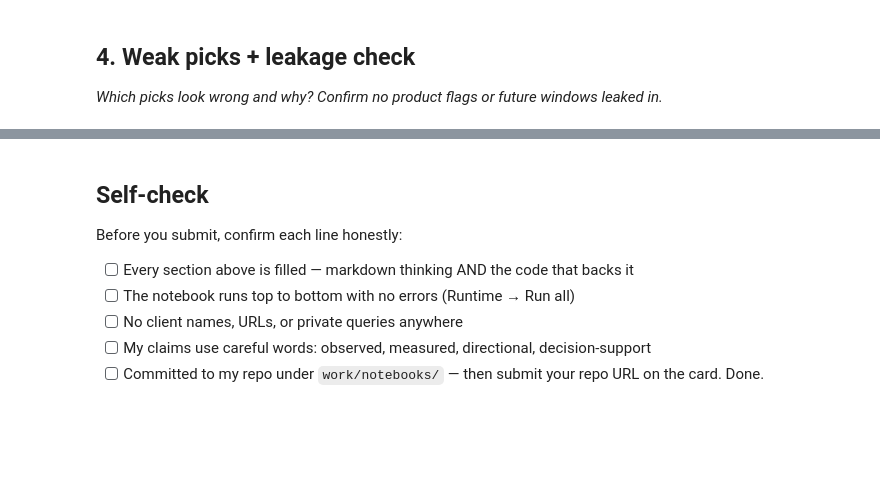
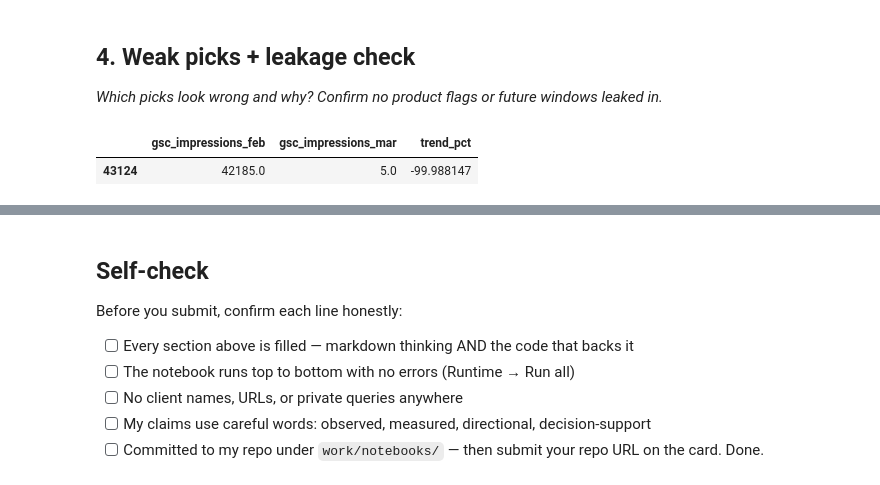
Before and after one commit to ammar-aa/Fly_rank_internship_repo, a Jupyter notebook: work/notebooks/w04_baseline_score.ipynb, the cells around one changed output, grey strips where cells are left out. Saved outputs shown, nothing was run; the diff lists cells and outputs as text; code cells hidden in the pictures; blank space fills up the shorter version.

```diff
--- a/work/notebooks/w04_baseline_score.ipynb
+++ b/work/notebooks/w04_baseline_score.ipynb
@@ -174,3 +222,12 @@ df.shape
 ## 4. Weak picks + leakage check
 
 *Which picks look wrong and why? Confirm no product flags or future windows leaked in.*
+# %%
+# check row 12's suspected volume-artifact
+df[df['content_hash_id'] == 'content_164c1f53f13bcee1']
+
+# check a clip-floor row's actual Feb impressions (not just trend_pct)
+df_trend[df_trend['content_hash_id'] == 'content_39e19a3ec2d95f9d'][['gsc_impressions_feb', 'gsc_impressions_mar', 'trend_pct']]
+# %% [output]
+|  | gsc_impressions_feb | gsc_impressions_mar | trend_pct |
+| 43124 | 42185.0 | 5.0 | -99.988147 |
```
Also changed, not shown: parts of 9 cells of this notebook.
